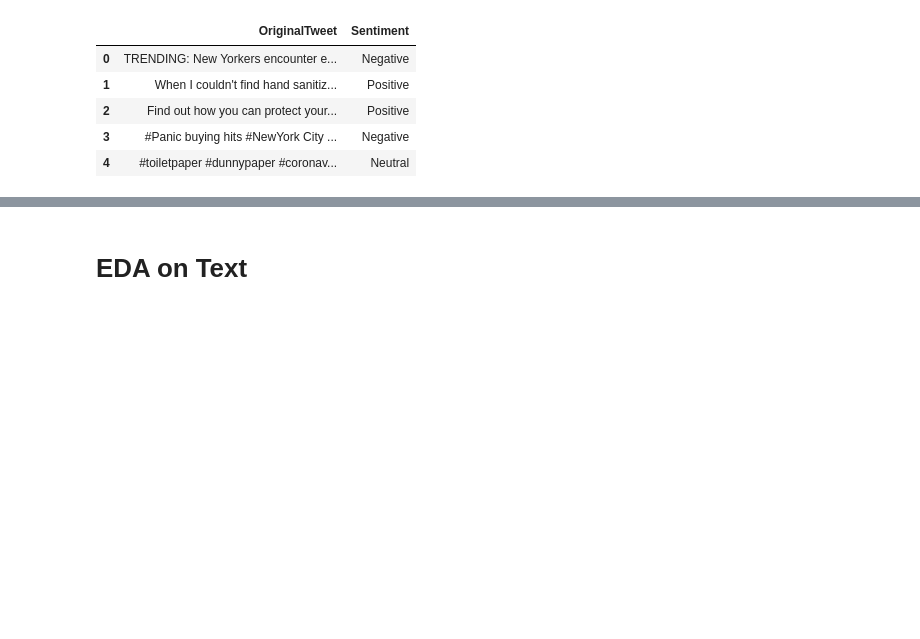
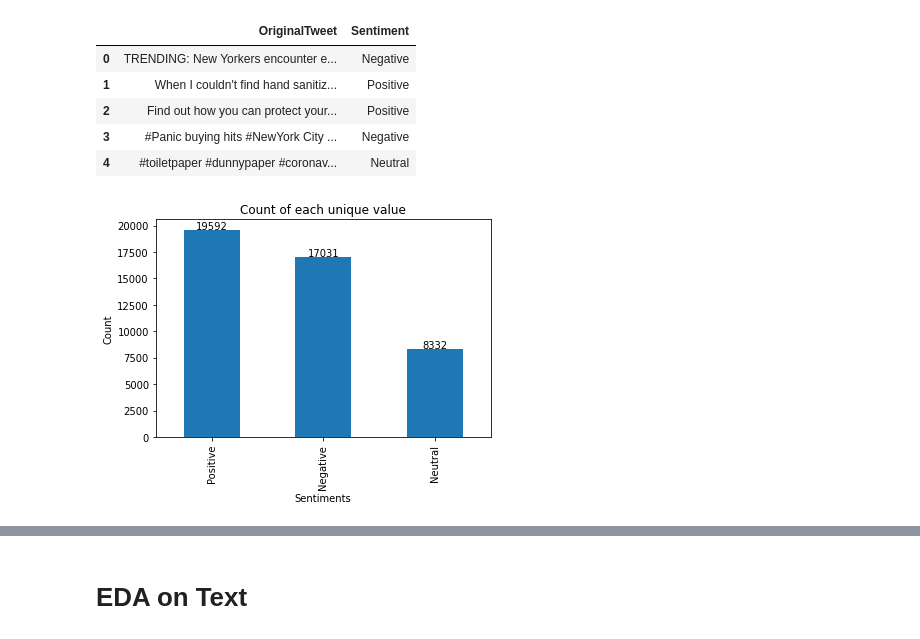
Before and after one commit to net-wizard/Coronavirus-tweets-NLP, a Jupyter notebook: Model/corona_tweets_sentiment.ipynb, the cells around one changed output, grey strips where cells are left out. Drawn from its saved outputs; the diff is of its cells as text; code cells hidden in the pictures; blank space fills up the shorter version.

```diff
--- a/Model/corona_tweets_sentiment.ipynb
+++ b/Model/corona_tweets_sentiment.ipynb
@@ -98,3 +98,12 @@ df1.head()
 | 2 | Find out how you can protect your... | Positive |
 | 3 | #Panic buying hits #NewYork City ... | Negative |
 | 4 | #toiletpaper #dunnypaper #coronav... | Neutral |
+# %%
+ax=df1['Sentiment'].value_counts().plot(kind='bar',title='Count of each unique value')
+plt.ylabel('Count')
+ax.set_xlabel('Sentiments')
+#ax.annotate(format(bar.get_height())
+for i in ax.patches:
+    ax.annotate(i.get_height(),(i.get_x()+i.get_width()/2,i.get_height()+300), ha='center', va='center')
+# %% [output]
+[figure, added]
```
Also changed, not shown: parts of 24 cells of this notebook, 4 other files.
